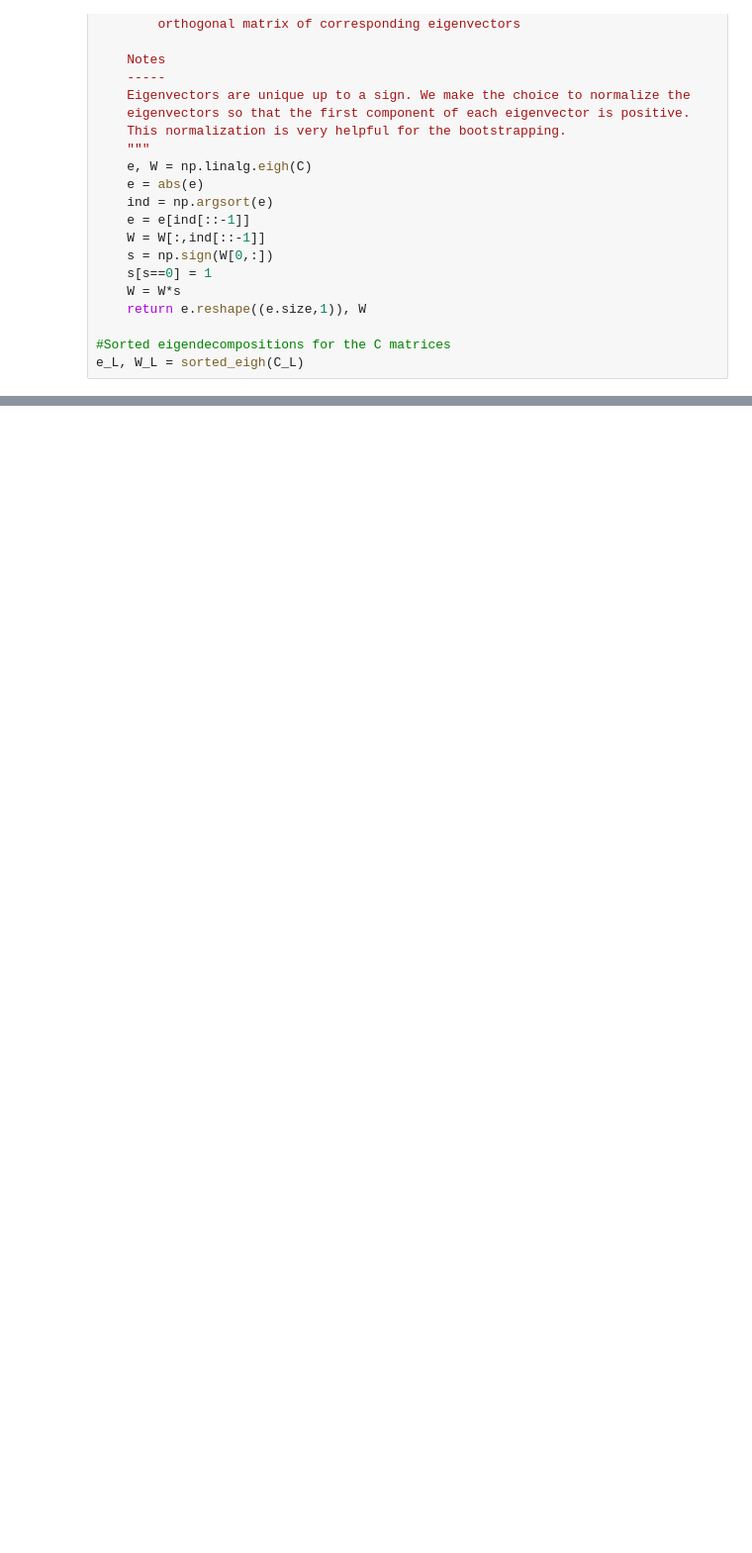
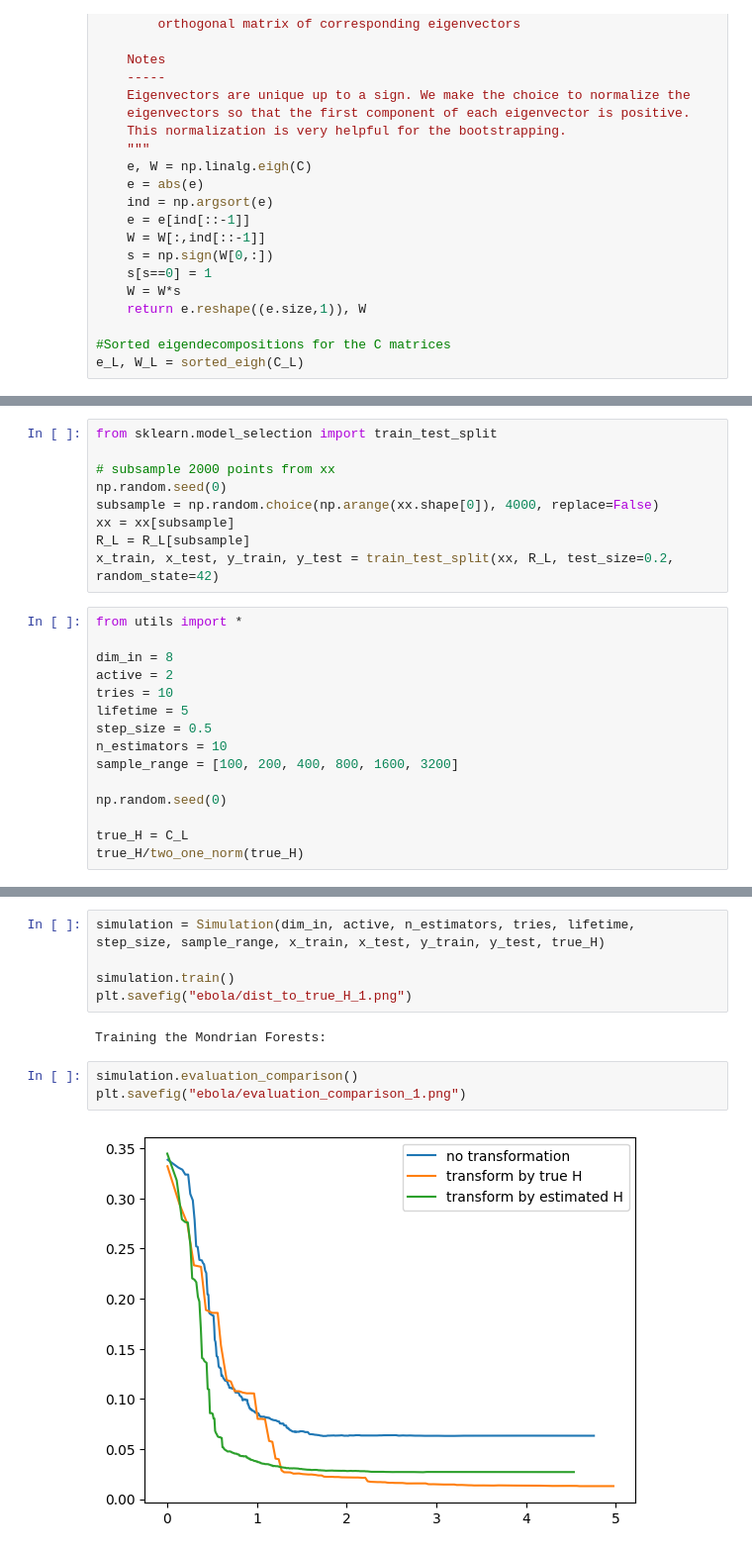
Before and after one commit to Xieyangxinyu/vie, a Jupyter notebook: src/Ebola.ipynb, the cells around one changed output, grey strips where cells are left out. Shown: that part at 99% size. Saved outputs shown, nothing was run; the diff lists cells and outputs as text; blank space fills up the shorter version.

```diff
--- a/src/Ebola.ipynb
+++ b/src/Ebola.ipynb
@@ -307,0 +223,24 @@ plt.legend()
+# %%
+from sklearn.model_selection import train_test_split
+
+# subsample 2000 points from xx
+np.random.seed(0)
+subsample = np.random.choice(np.arange(xx.shape[0]), 4000, replace=False)
+xx = xx[subsample]
+R_L = R_L[subsample]
+x_train, x_test, y_train, y_test = train_test_split(xx, R_L, test_size=0.2, random_state=42)
+# %%
+from utils import *
+
+dim_in = 8
+active = 2
+tries = 10
+lifetime = 5
+step_size = 0.5
+n_estimators = 10
+sample_range = [100, 200, 400, 800, 1600, 3200]
+
+np.random.seed(0)
+
+true_H = C_L
+true_H/two_one_norm(true_H)
@@ -307,0 +264,12 @@ plt.legend()
+# %%
+simulation = Simulation(dim_in, active, n_estimators, tries, lifetime, step_size, sample_range, x_train, x_test, y_train, y_test, true_H)
+
+simulation.train()
+plt.savefig("ebola/dist_to_true_H_1.png")
+# %% [output]
+Training the Mondrian Forests:
+# %%
+simulation.evaluation_comparison()
+plt.savefig("ebola/evaluation_comparison_1.png")
+# %% [output]
+[figure, added]
```
Also changed, not shown: parts of 21 cells of this notebook, 45 other files.
